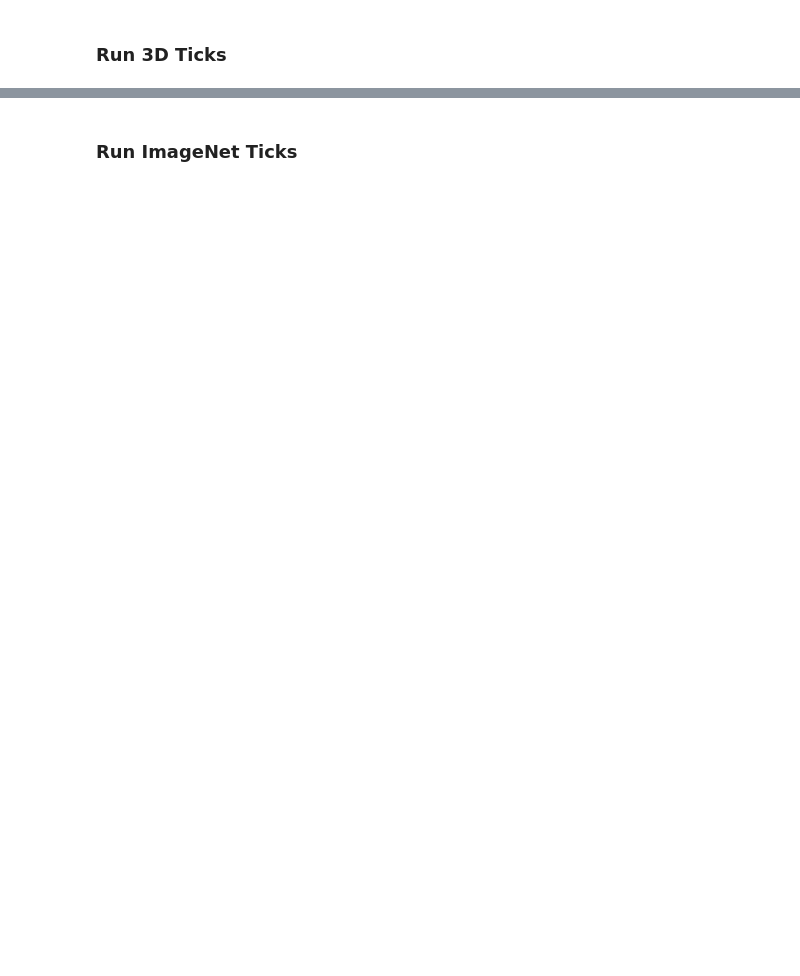
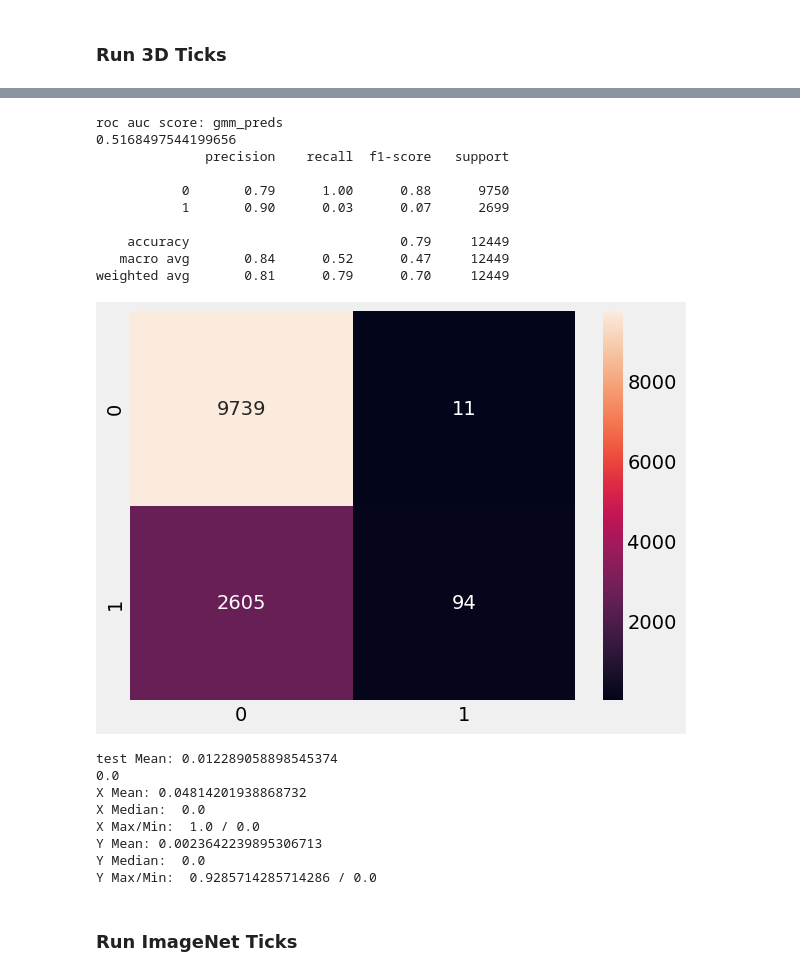
Before and after one commit to msheps03/scantAI, a Jupyter notebook: OneClass/ConflictofInterest.ipynb, the cells around one changed output, grey strips where cells are left out. Drawn from its saved outputs; the diff is of its cells as text; code cells hidden in the pictures; blank space fills up the shorter version.

```diff
--- a/OneClass/ConflictofInterest.ipynb
+++ b/OneClass/ConflictofInterest.ipynb
@@ -61,7 +61,7 @@ plt.style.use('fivethirtyeight')
 # %% [markdown]
 ### Read & Format Training Data
 # %%
-def read_data(train_img_dir_n = "../OneClass/Ticks_2D/train", train_img_dir_s = "../OneClass/Other/Tick", natural_images_path = "../OneClass/Other/", size = 0):
+def read_data(train_img_dir_n, train_img_dir_s, natural_images_path, size = 0):
     # import car images from natural images
 
     train_img_paths_n = [join(train_img_dir_n,filename) for filename in os.listdir(train_img_dir_n)]
@@ -200,7 +200,7 @@ def train_Model(val_path_df, X_train, X_test, X_val, test_path_df, all_test_path
   # Obtaining results on the test set
   log_probs_test = gmm_clf.score_samples(X_test)
   test_probabilities = isotonic_regressor.predict(log_probs_test)
-  test_predictions = [1 if prob >= 0.0015 else 0 for prob in test_probabilities]
+  test_predictions = [1 if prob >= 0.5 else 0 for prob in test_probabilities]
 
   gmm_results = pd.DataFrame({
     'path': all_test_paths,
@@ -271,5 +271 @@ gmm_clf, test_probabilities, test_predictions, gmm_results = train_Model(val_pat
 Explained variance percentage = 0.94
-# %%
-gmm_clf, test_probabilities, test_predictions, gmm_results = train_Model(val_path_df, X_train, X_test, X_val, test_path_df, all_test_paths, 'full', 11)
-
-gmm_preds, actual = confusion(gmm_results, test_predictions)
@@ -638,9 +348,9 @@ def train_Model(val_path_df, X_train, X_test, X_val, test_path_df, all_test_path
 # %%
 train_img_dir_n = "../OneClass/Ticks_3D/train"
-train_img_dir_s = "../OneClass/Other/Tick"
+train_img_dir_s = "../OneClass/Ticks_INaturalist/train"
 natural_images_path = "../OneClass/Other/"
 
-test_img_paths_car, test_img_paths_no_car, val_img_paths_car, val_img_paths_no_car, train_img_paths  = read_data(train_img_dir_n, train_img_dir_s, natural_images_path)
+test_img_paths_car, test_img_paths_no_car, val_img_paths_car, val_img_paths_no_car, train_img_paths  = read_data(train_img_dir_n, train_img_dir_s, natural_images_path, 1000)
 
 all_test_paths, test_path_df = paths(test_img_paths_car, test_img_paths_no_car)
 all_val_paths, val_path_df = val_paths(val_img_paths_car, val_img_paths_no_car)
@@ -649,4 +359,4 @@ X_train, X_test, X_val = path_to_set(150, train_img_paths, all_test_paths, all_v
 X_train, X_test, X_val = feature_extraction(X_train, X_test, X_val, 150)
 X_train, X_test, X_val = scaling(X_train, X_test, X_val)
 
-gmm_clf, test_probabilities, test_predictions, gmm_results = train_Model(val_path_df, X_train, X_test, X_val, test_path_df, all_test_paths)
+D3_tick = [X_train, X_test, X_val]
@@ -657,3 +369,47 @@ plot_gmm(test_predictions, gmm_preds, actual)
+# %%
+import statistics
+
+
+gmm_clf, test_probabilities, test_predictions, gmm_results = train_Model(val_path_df, D3_tick[0], X_test, X_val, test_path_df, all_test_paths, 'full', 2)
+
+gmm_preds, actual = confusion(gmm_results, test_predictions)
+
+print('test Mean:', sum(test_probabilities)/len(test_probabilities))
+print(statistics.mode(test_probabilities))
+x=[]
+y =[]
+for i in range(len(test_probabilities)):
+    if gmm_results['is_car'][i]:
+        x.append(test_probabilities[i])
+    else:
+        y.append(test_probabilities[i])
+    #print(i, gmm_results['is_car'][i], test_probabilities[i])
+#print('\n\nX:\n\n')
+#[print(i) for i in x]
+
+
+print('X Mean:', statistics.mean(x), '\nX Median: ', statistics.median(x), '\nX Max/Min: ', max(x), '/', min(x))
+print('Y Mean:', statistics.mean(y), '\nY Median: ', statistics.median(y), '\nY Max/Min: ', max(y), '/', min(y))
+# %% [output]
+roc auc score: gmm_preds
+0.5168497544199656
+              precision    recall  f1-score   support
+
+           0       0.79      1.00      0.88      9750
+           1       0.90      0.03      0.07      2699
+
+    accuracy                           0.79     12449
+   macro avg       0.84      0.52      0.47     12449
+weighted avg       0.81      0.79      0.70     12449
+[figure, added]
+test Mean: 0.012289058898545374
+0.0
+X Mean: 0.04814201938868732
+X Median:  0.0
+X Max/Min:  1.0 / 0.0
+Y Mean: 0.0023642239895306713
+Y Median:  0.0
+Y Max/Min:  0.9285714285714286 / 0.0
 # %% [markdown]
 ### Run ImageNet Ticks
 # %%
```
Also changed, not shown: parts of 21 cells of this notebook, 2 other files.
